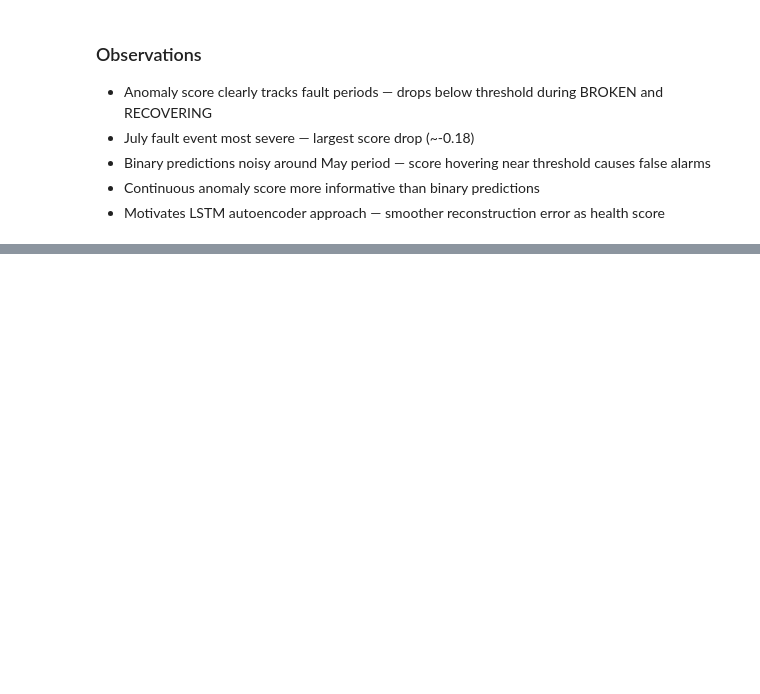
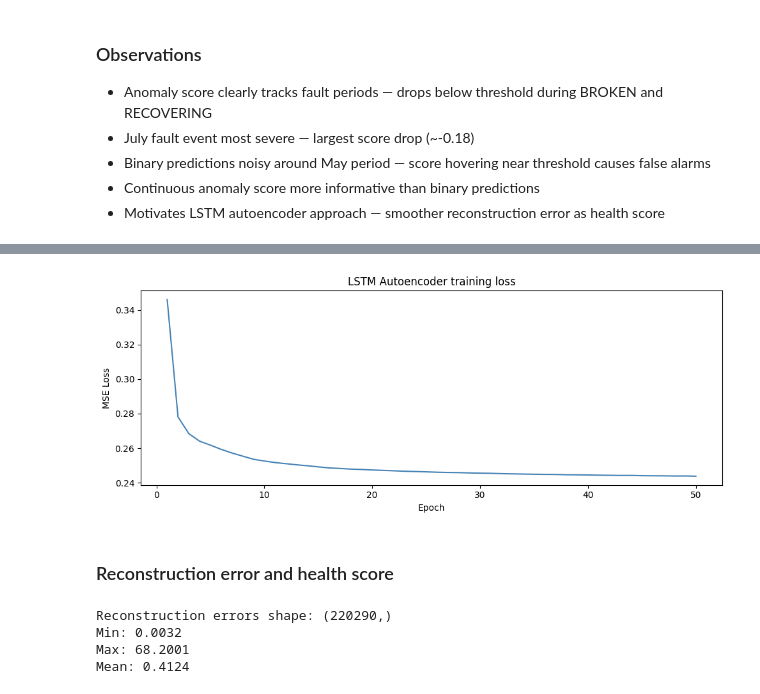
Before and after one commit to Dazcam/rotating-machinery-health-monitoring, a Jupyter notebook: 02_anomaly_detection/notebooks/02_anomaly_detection.ipynb, the cells around one changed output, grey strips where cells are left out. Drawn from its saved outputs; the diff is of its cells as text; code cells hidden in the pictures; blank space fills up the shorter version.

Commit message:
Complete Project 2 - Isolation Forest and LSTM Autoencoder anomaly detection, evaluation and outputs

```diff
--- a/02_anomaly_detection/notebooks/02_anomaly_detection.ipynb
+++ b/02_anomaly_detection/notebooks/02_anomaly_detection.ipynb
@@ -351,0 +437,27 @@ plt.show()
+# %%
+# Training Loop
+n_epochs = 50
+train_losses = []
+
+for epoch in range(n_epochs):
+    model.train()
+    epoch_loss = 0
+
+    for batch in train_loader:
+        x = batch[0].to(device)
+
+        optimizer.zero_grad()
+        output = model(x)
+        loss = criterion(output, x)
+        loss.backward()
+        optimizer.step()
+
+        epoch_loss += loss.item()
+
+    avg_loss = epoch_loss / len(train_loader)
+    train_losses.append(avg_loss)
+
+    if (epoch + 1) % 5 == 0:
+        print(f"Epoch {epoch+1}/{n_epochs} — Loss: {avg_loss:.6f}")
+
+print("\nTraining complete.")
@@ -351,0 +477,35 @@ plt.show()
+# %%
+plt.figure(figsize=(10, 4))
+plt.plot(range(1, n_epochs + 1), train_losses, color="steelblue")
+plt.xlabel("Epoch")
+plt.ylabel("MSE Loss")
+plt.title("LSTM Autoencoder training loss")
+plt.tight_layout()
+plt.savefig("data/lstm_training_loss.png", dpi=150, bbox_inches="tight")
+plt.show()
+# %% [output]
+[figure, added]
+# %% [markdown]
+### Reconstruction error and health score
+# %%
+model.eval()
+reconstruction_errors = []
+
+with torch.no_grad():
+    for i in range(0, len(X_test_tensor), 256):
+        batch = X_test_tensor[i:i+256].to(device)
+        output = model(batch)
+        error = torch.mean((output - batch) ** 2, dim=(1, 2))
+        reconstruction_errors.extend(error.cpu().numpy())
+
+reconstruction_errors = np.array(reconstruction_errors)
+
+print(f"Reconstruction errors shape: {reconstruction_errors.shape}")
+print(f"Min: {reconstruction_errors.min():.4f}")
+print(f"Max: {reconstruction_errors.max():.4f}")
+print(f"Mean: {reconstruction_errors.mean():.4f}")
+# %% [output]
+Reconstruction errors shape: (220290,)
+Min: 0.0032
+Max: 68.2001
+Mean: 0.4124
```
Also changed, not shown: parts of 20 cells of this notebook.
